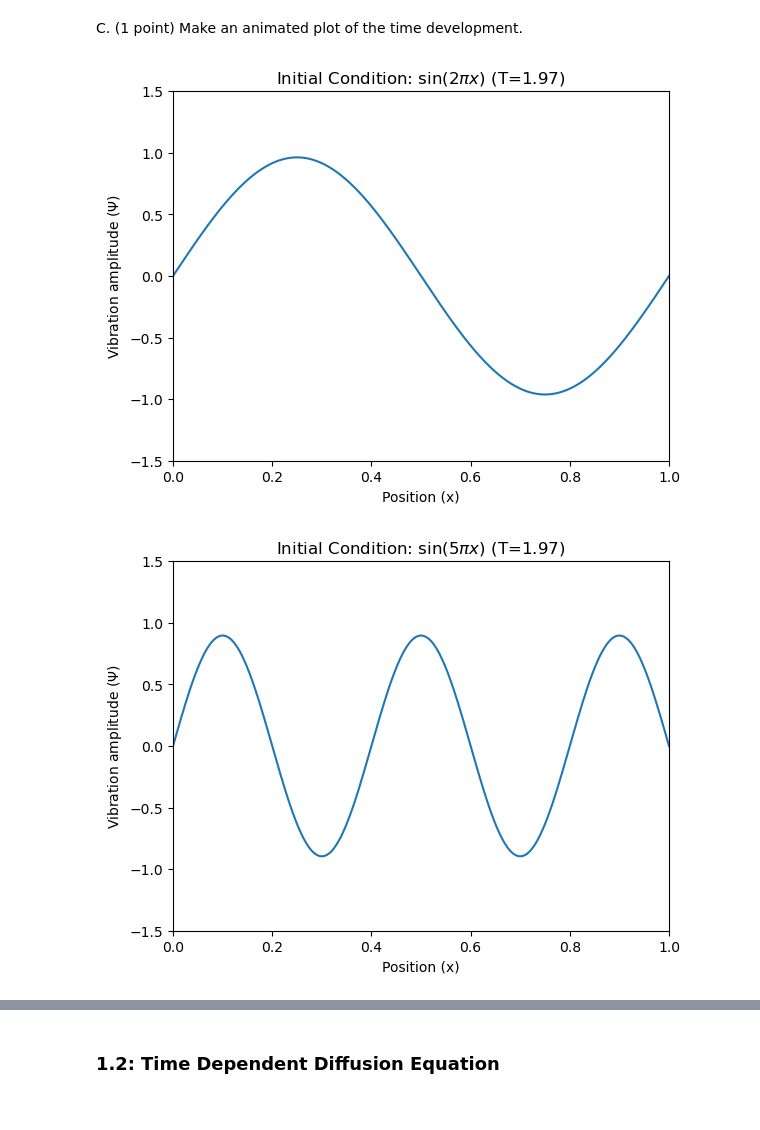
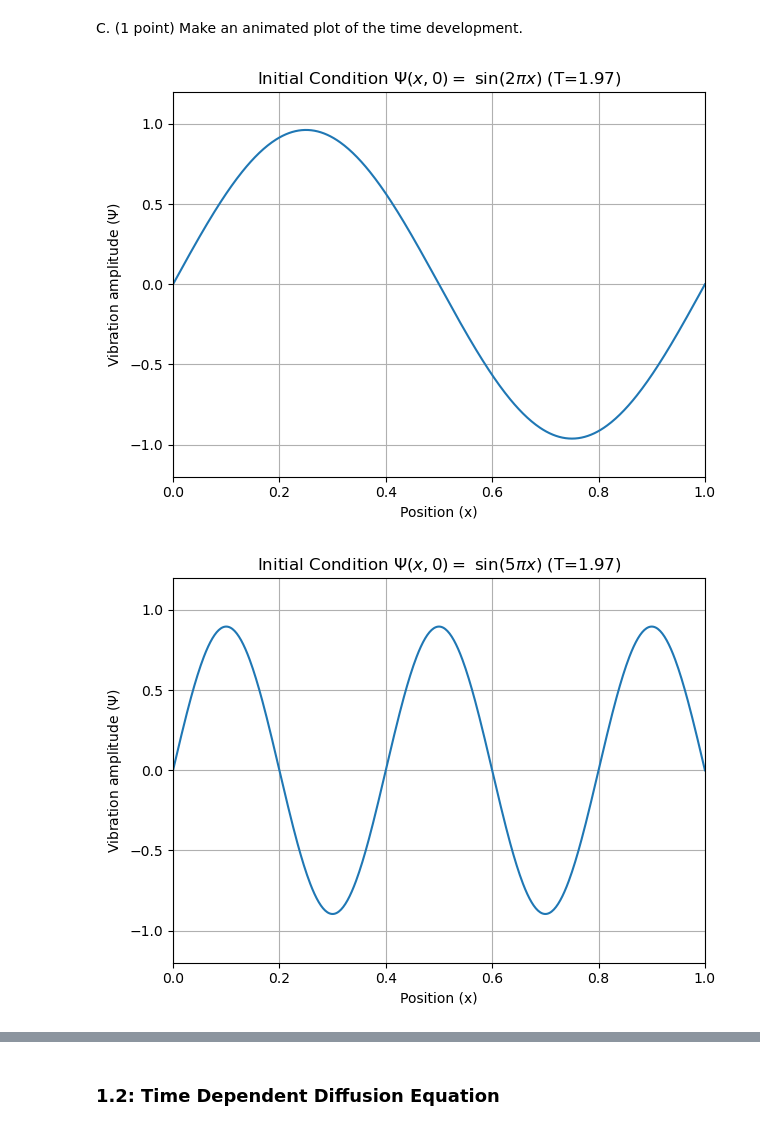
Before and after one commit to jonas4climate/modelling-natural-processes, a Jupyter notebook: Set1_incomplete.ipynb, the cells around one changed output, grey strips where cells are left out. Drawn from its saved outputs; the diff is of its cells as text; code cells hidden in the pictures.

```diff
--- a/Set1_incomplete.ipynb
+++ b/Set1_incomplete.ipynb
@@ -105,7 +105,7 @@ for i, (f0, init_label) in enumerate(zip(init_conditions, init_labels)):
     psis.append(psi)
 
 # Plotting
-fig, axs = plt.subplots(3, 1, figsize=(8, 12), sharex=True)
+fig, axs = plt.subplots(3, 1, figsize=(8, 12), sharex=True, layout='tight')
 times = np.linspace(0, T, 5)
 time_labels = [f'T={t}' for t in times]
 colors = ['blue', 'green', 'red', 'cyan', 'magenta']
@@ -120,6 +120,6 @@ for i, (psi, init_label) in enumerate(zip(psis, init_labels)):
     axs[i].grid(True)
 
 plt.xlabel('Position ($x$)')
-plt.savefig('media/wave_equation.png')
+plt.savefig('media/wave_equation.png', dpi=300, bbox_inches='tight')
 plt.show()
 # %% [output]
@@ -131,73 +131,38 @@ C. (1 point) Make an animated plot of the time development.
 c = 1
 L = 1
 
 # Discretization
 dt = 0.001
 T = 2.0
 Nx = 500
 dx = L / Nx
 Nt = int(T / dt)
 
 def animate_wave_equation(psi, title, file_title, L=1.0, T=1.0, total_frames=100, save=False):
-    fig, ax = plt.subplots()
+    fig, ax = plt.subplots(layout='tight')
     x = np.linspace(0, L, psi.shape[0])
     plt.xlim(0, L)
-    plt.ylim(-1.5, 1.5)
+    plt.ylim(-1.2, 1.2)
     plt.xlabel('Position (x)')
     plt.ylabel('Vibration amplitude ($\\Psi$)')
+    plt.grid(True)
     line, = ax.plot(x, psi[:,0])
 
     # Calculate the frame interval based on the total number of frames
     frame_interval = int(psi.shape[1] / total_frames)
 
     def animate(i):
         line.set_ydata(psi[:,i * frame_interval])
         plt.title(title + f' (T={i * frame_interval / psi.shape[1] * T:.2f})')
         return line,
 
     anim = FuncAnimation(fig, animate, frames=total_frames, interval=1000//60, blit=True, repeat=True)
-    anim.save(f'media/{file_title}.gif', writer='ffmpeg') if save else plt.show()
-
-# def animate_wave_equation(initial_condition, title):
-#     x = np.linspace(0, L, Nx+1)
-#     psi = initial_condition(x)
-#     psi_prev = psi.copy()
-#     psi_next = np.zeros((Nx+1,))
-
-#     fig, ax = plt.subplots()
-#     line, = ax.plot(x, psi, color='blue')
-#     ax.set_ylim(-1.5, 1.5)
-#     ax.set_title(title)
-#     ax.grid(True)
-
-#     # Animation update function
-#     def update(step):
-#         nonlocal psi, psi_prev
-#         if step > 0:  # Skip the first step since it's already initialized
-#             for i in range(1, Nx):
-#                 psi_next[i] = (c**2 * dt**2 / dx**2) * (psi[i+1] - 2*psi[i] + psi[i-1]) + 2*psi[i] - psi_prev[i]
-#             psi_prev, psi = psi, psi_next.copy()
-#         line.set_ydata(psi)
-#         return line,
-
-#     # Creating the animation
-#     anim = FuncAnimation(fig, update, frames=range(Nt), blit=True)
-#     return anim
-
-# Create animations for each initial condition
-
+    if save:
+        anim.save(f'media/{file_title}.gif', writer='ffmpeg')
 
 for i, (psi, init_label) in enumerate(zip(psis, init_labels)):
     psi = solve_wave_equation(init_conditions[i], L, c, T, Nx, dt)
-    anim = animate_wave_equation(psi, f'Initial Condition: {init_label}', f'animated_wave_{i}', T=T, total_frames=80, save=True)
-
-
-# %matplotlib notebook
-
-# Save animations as GIFs
-# anim1.save('anim1.gif', writer='Pillow', fps=60)
-# anim2.save('anim2.gif', writer='Pillow', fps=60)
-# anim3.save('anim3.gif', writer='Pillow', fps=60)
+    anim = animate_wave_equation(psi, f'Initial Condition $\\Psi(x,0) =$ {init_label}', f'animated_wave_{i}', T=T, total_frames=80, save=True)
 # %% [output]
-[figure, old version]
+[figure, new version]
-[figure, old version]
+[figure, new version]
```
Also changed, not shown: parts of 2 cells of this notebook, 4 other files.
